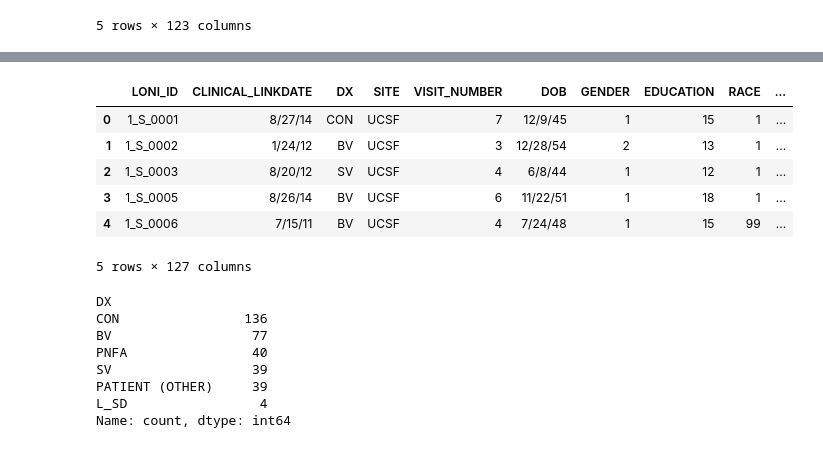
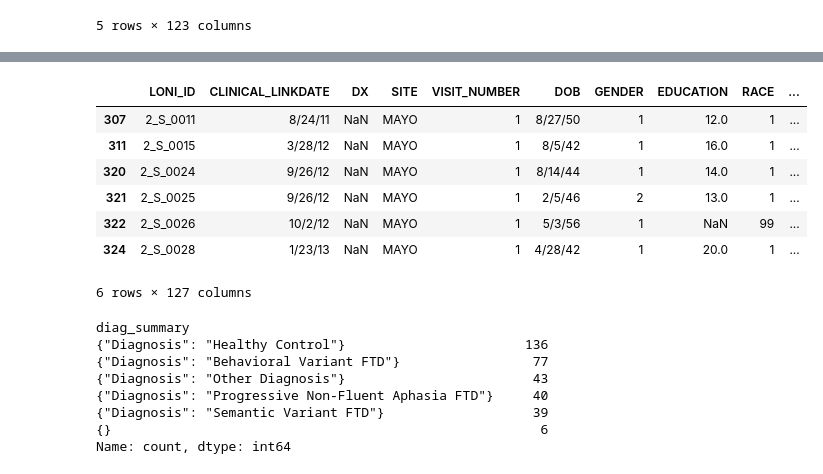
Before and after one commit to vkola-lab/lunar, a Jupyter notebook: data_preparation/nifd/data_preparation.ipynb, the cells around one changed output, grey strips where cells are left out. Cells and saved outputs as stored; diff of their text form; code cells hidden in the pictures.

```diff
--- a/data_preparation/nifd/data_preparation.ipynb
+++ b/data_preparation/nifd/data_preparation.ipynb
@@ -170 +253,12 @@ def create_diag_summary(row):
+# %%
+nifd_latest[nifd_latest['DX'].isna()]
+# %% [output]
+|  | LONI_ID | CLINICAL_LINKDATE | DX | SITE | VISIT_NUMBER | DOB | GENDER | EDUCATION | RACE | ... |
+| 307 | 2_S_0011 | 8/24/11 | NaN | MAYO | 1 | 8/27/50 | 1 | 12.0 | 1 | ... |
+| 311 | 2_S_0015 | 3/28/12 | NaN | MAYO | 1 | 8/5/42 | 1 | 16.0 | 1 | ... |
+| 320 | 2_S_0024 | 9/26/12 | NaN | MAYO | 1 | 8/14/44 | 1 | 14.0 | 1 | ... |
+| 321 | 2_S_0025 | 9/26/12 | NaN | MAYO | 1 | 2/5/46 | 2 | 13.0 | 1 | ... |
+| 322 | 2_S_0026 | 10/2/12 | NaN | MAYO | 1 | 5/3/56 | 1 | NaN | 99 | ... |
+| 324 | 2_S_0028 | 1/23/13 | NaN | MAYO | 1 | 4/28/42 | 1 | 20.0 | 1 | ... |
+6 rows × 127 columns
 # %%
@@ -173,21 +267,11 @@ nifd_wimaging['diag_summary'] = nifd_wimaging.apply(create_diag_summary, axis=1)
-# %%
-nifd_wimaging.head()
-# %% [output]
-|  | LONI_ID | CLINICAL_LINKDATE | DX | SITE | VISIT_NUMBER | DOB | GENDER | EDUCATION | RACE | ... |
-| 0 | 1_S_0001 | 8/27/14 | CON | UCSF | 7 | 12/9/45 | 1 | 15 | 1 | ... |
-| 1 | 1_S_0002 | 1/24/12 | BV | UCSF | 3 | 12/28/54 | 2 | 13 | 1 | ... |
-| 2 | 1_S_0003 | 8/20/12 | SV | UCSF | 4 | 6/8/44 | 1 | 12 | 1 | ... |
-| 3 | 1_S_0005 | 8/26/14 | BV | UCSF | 6 | 11/22/51 | 1 | 18 | 1 | ... |
-| 4 | 1_S_0006 | 7/15/11 | BV | UCSF | 4 | 7/24/48 | 1 | 15 | 99 | ... |
-5 rows × 127 columns
-# %%
-nifd_wimaging['DX'].value_counts()
-# %% [output]
-DX
-CON                136
-BV                  77
-PNFA                40
-SV                  39
-PATIENT (OTHER)     39
-L_SD                 4
-Name: count, dtype: int64
+# %%
+nifd_latest['diag_summary'].value_counts()
+# %% [output]
+diag_summary
+{"Diagnosis": "Healthy Control"}                       136
+{"Diagnosis": "Behavioral Variant FTD"}                 77
+{"Diagnosis": "Other Diagnosis"}                        43
+{"Diagnosis": "Progressive Non-Fluent Aphasia FTD"}     40
+{"Diagnosis": "Semantic Variant FTD"}                   39
+{}                                                       6
+Name: count, dtype: int64
```
Also changed, not shown: parts of 34 cells of this notebook, 26 other files.
